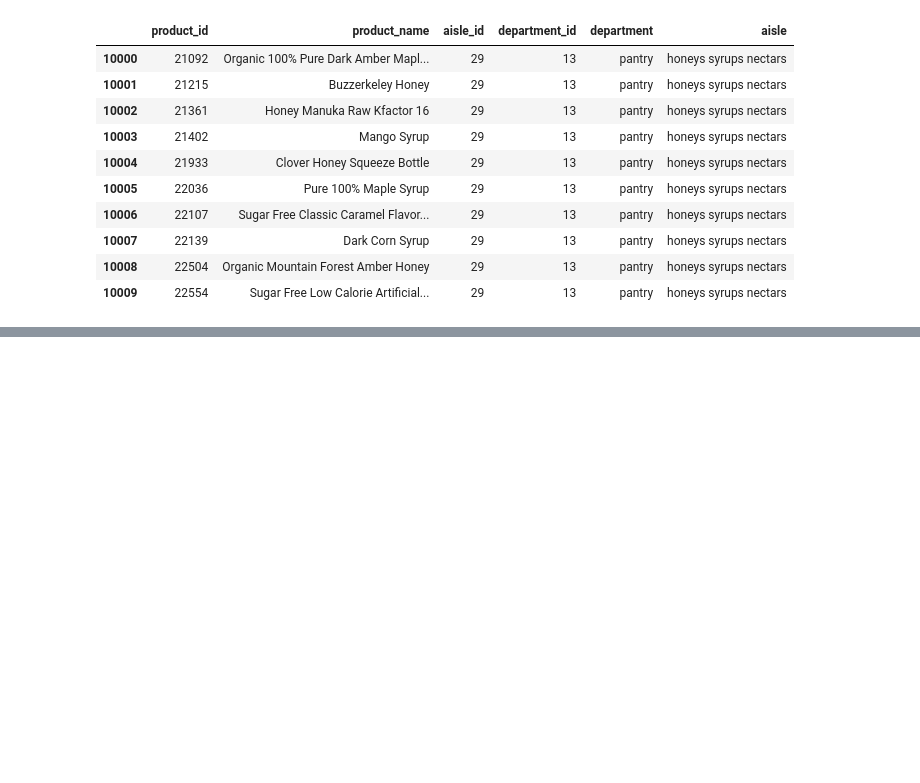
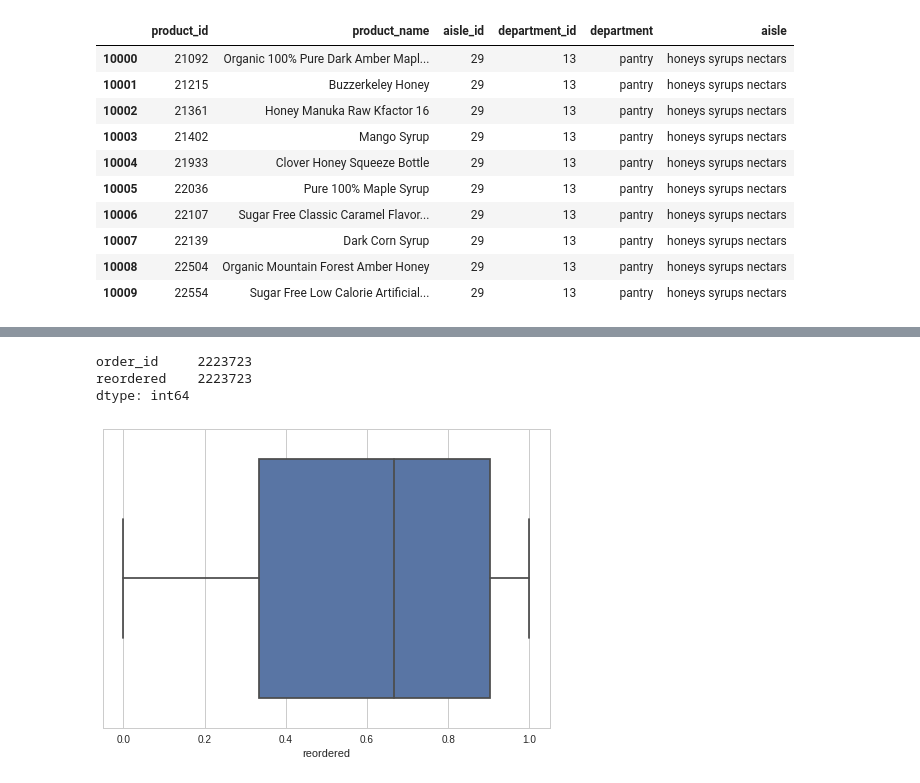
Before and after one commit to malhotraa/instacart-market-basket-analysis, a Jupyter notebook: notebooks/data_exploration.ipynb, the cells around one changed output, grey strips where cells are left out. Drawn from its saved outputs; the diff is of its cells as text; code cells hidden in the pictures; blank space fills up the shorter version.

```diff
--- a/notebooks/data_exploration.ipynb
+++ b/notebooks/data_exploration.ipynb
@@ -27,3 +28,7 @@ order_products_train = pd.read_csv(os.path.join(DATA_PATH, 'order_products__trai
 orders = pd.read_csv(os.path.join(DATA_PATH, 'orders.csv'))
 products = pd.read_csv(os.path.join(DATA_PATH, 'products.csv'))
 sample_submission = pd.read_csv(os.path.join(DATA_PATH, 'sample_submission.csv'))
+# %%
+order_products = pd.concat([order_products_prior, order_products_train])
+assert(len(order_products) == len(order_products_prior) + len(order_products_train))
+order_products.head(10)
@@ -49,0 +231,3 @@ df2 = df2.sort_values(['user_id', 'order_number', 'order_id', 'add_to_cart_order
+# %%
+reorders_per_order = order_products.groupby('order_id').reordered.agg('mean').reset_index()
+reorders_per_order
@@ -49,0 +253,14 @@ df2 = df2.sort_values(['user_id', 'order_number', 'order_id', 'add_to_cart_order
+# %%
+reorders_per_order[reorders_per_order.reordered >= 0.5].count()
+# %% [output]
+order_id     2223723
+reordered    2223723
+dtype: int64
+# %%
+# sns.set(style="ticks")
+# sns.boxplot(x="order_id", y="reordered", data=reorders_per_order)
+#sns.despine(offset=10, trim=True)
+sns.set_style("whitegrid")
+ax = sns.boxplot(x=reorders_per_order["reordered"])
+# %% [output]
+[figure, added]
```
Also changed, not shown: parts of 28 cells of this notebook.
